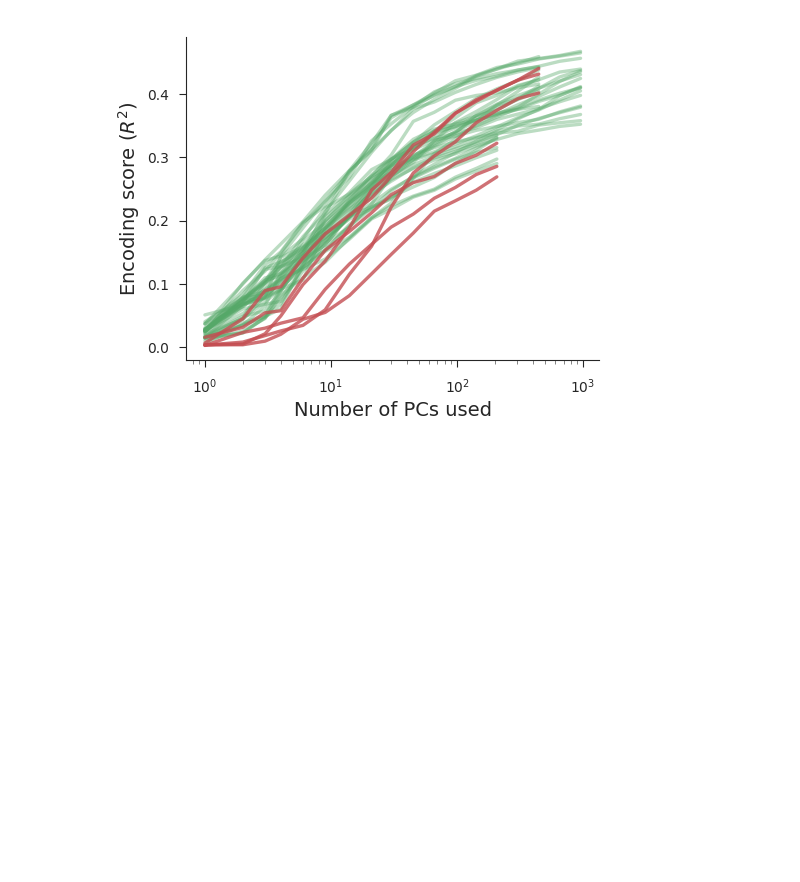
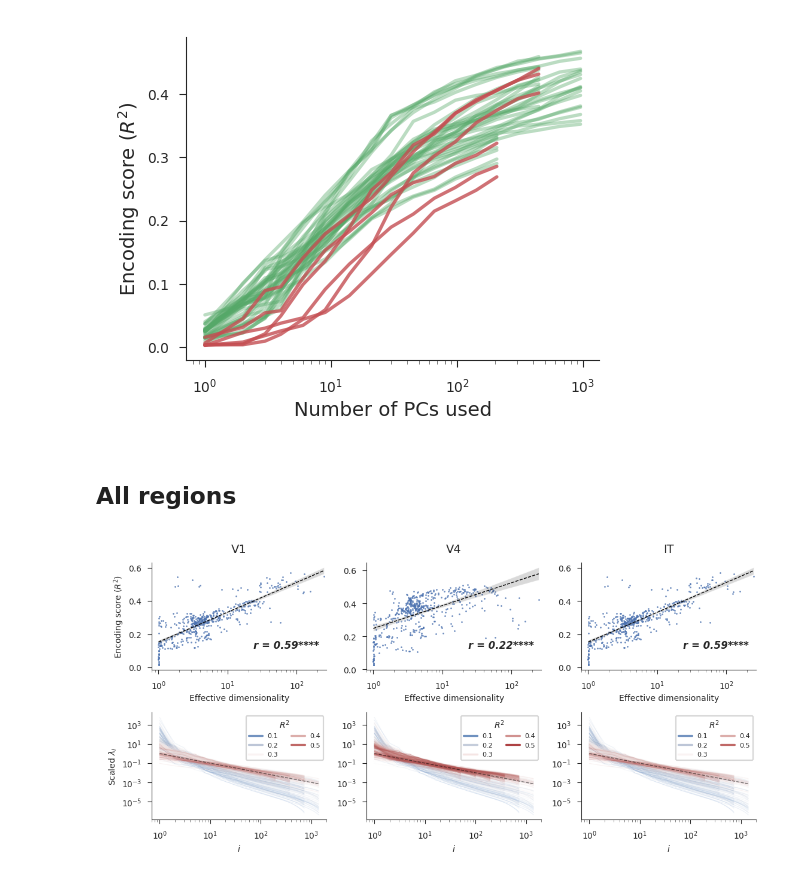
Before and after one commit to EricElmoznino/encoder_dimensionality, a Jupyter notebook: figures/manuscript/results.ipynb, the cells around one changed output. Saved outputs shown, nothing was run; the diff lists cells and outputs as text; code cells hidden in the pictures; blank space fills up the shorter version.

Commit message:
Added results for more brain regions (although V1 is currently a placeholder until the server gets back up and running).

```diff
--- a/figures/manuscript/results.ipynb
+++ b/figures/manuscript/results.ipynb
@@ -757,3 +757,71 @@ plt.savefig('saved/appendix_dimusage-trends.png', dpi=300)
 plt.show()
 # %% [output]
 [figure]
+# %% [markdown]
+## All regions
+# %%
+regions = ['V1', 'V4', 'IT']
+dataset = 'imagenet'
+eigmetrics = pd.read_csv(f'../../results/eigmetrics|dataset:{dataset}|pooling:True|grayscale:False.csv')
+eigspectra = pd.read_csv(f'../../results/eigspectra|dataset:{dataset}|pooling:True|grayscale:False.csv')
+
+fig, axs = plt.subplots(2, len(regions), figsize=(5.5, 4 / len(regions) * 2))
+
+for i, region in enumerate(regions):
+    if region == 'V1':
+        # bench = f'movshon.FreemanZiemba2013.{region}-pls'
+        bench = 'dicarlo.MajajHong2015.IT.public-pls'
+    else:
+        bench = f'dicarlo.MajajHong2015.{region}.public-pls'
+    bench = pd.read_csv(f'../../results/encoding|benchmark:{bench}|pooling:False.csv')
+
+    # ED vs. encoding
+    data = pd.merge(eigmetrics, bench, on=id_columns)
+    data.loc[:, 'layer'] = data['layer'].replace(tf_to_pt_layer_map)
+
+    ax = axs[0, i]
+
+    ax.set_xlim(0.8, 270)
+    sns.regplot(data=data, x='effective dimensionality', y='score',
+                logx=True,
+                scatter_kws={'alpha': 0.8, 's': 1, 'linewidth': 0},
+                line_kws={'color': 'black', 'linestyle': '--', 'linewidth': 0.5},
+                ax=ax)
+    ax.set(title=region, xscale='log')
+    ax.set_xlabel('Effective dimensionality', fontsize=5)
+    if i == 0:
+        ax.set_ylabel(r'Encoding score ($R^2$)', fontsize=5)
+    else:
+        ax.set_ylabel(None)
+    annotate_corr(data, x='effective dimensionality', y='score', pos=(0.58, 0.2), ax=ax)
+
+    # Eigenspectra vs. encoding
+    data = pd.merge(eigspectra, bench, on=id_columns)
+    data['id'] = data[id_columns].sum(axis='columns')
+
+    outlier = data.groupby(id_columns)['n'].transform(is_outlier)
+    data = data[~outlier]
+
+    scaled_var = data.groupby(id_columns).apply(get_scaled_var)
+    scaled_var = scaled_var.reset_index(id_columns, drop=True)
+    data['scaled_variance'] = scaled_var
+
+    ax = axs[1, i]
+
+    sns.lineplot(data=data, x='n', y='scaled_variance', hue='score',
+                 units='id', alpha=0.1, linewidth=0.4, estimator=None,
+                 palette=sns.color_palette('vlag', as_cmap=True), ax=ax)
+    ax.plot([1, data.n.max()], [1, 1 / data.n.max()], linestyle='--', color='black', alpha=0.5, linewidth=0.5)
+    ax.set(xscale='log', yscale='log')
+    ax.set_xlabel(r'$i$', fontsize=5)
+    if i == 0:
+        ax.set_ylabel(r'Scaled $\lambda_i$', fontsize=5)
+    else:
+        ax.set_ylabel(None)
+
+    ax.legend(title=r'$R^2$', loc='upper right', fontsize=4, title_fontsize=5, ncol=2)
+
+plt.savefig('saved/appendix_allregions-neurophysiology.png', dpi=300)
+plt.show()
+# %% [output]
+[figure, added]
```
Also changed, not shown: parts of 3 cells of this notebook, 4 other files.
